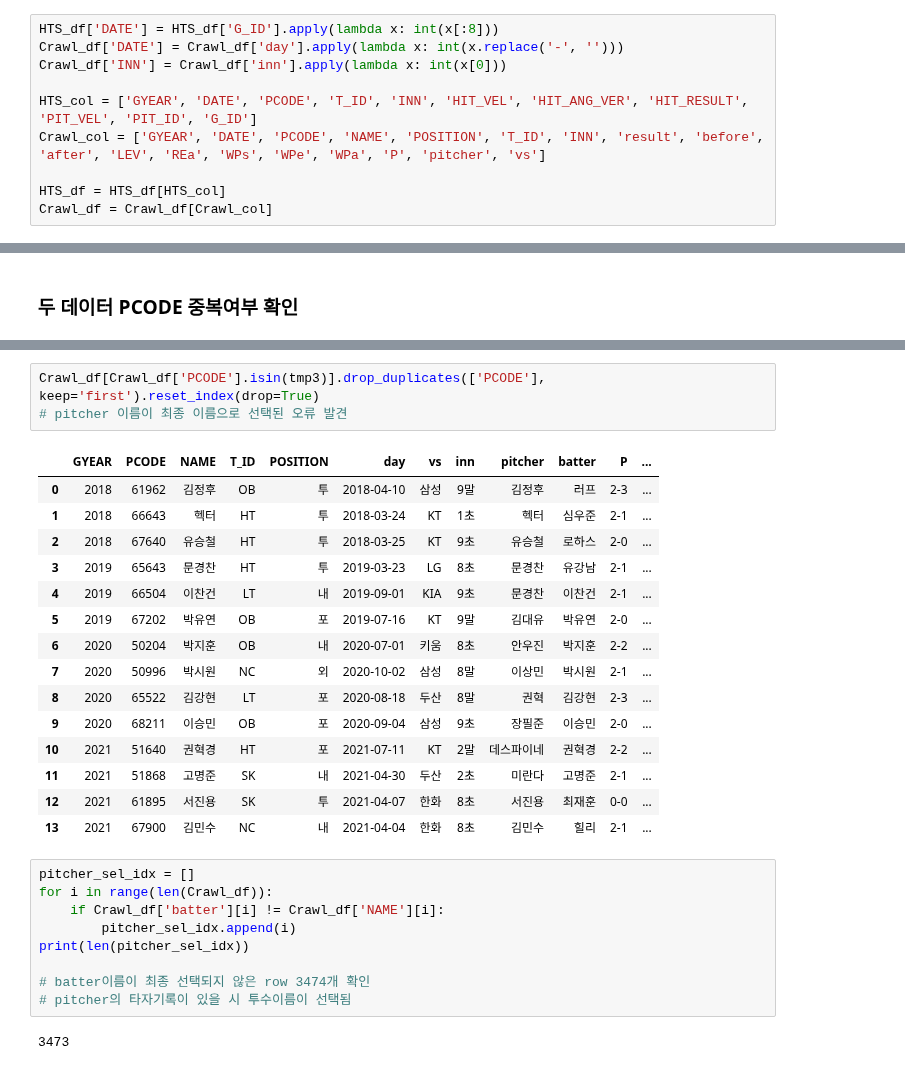
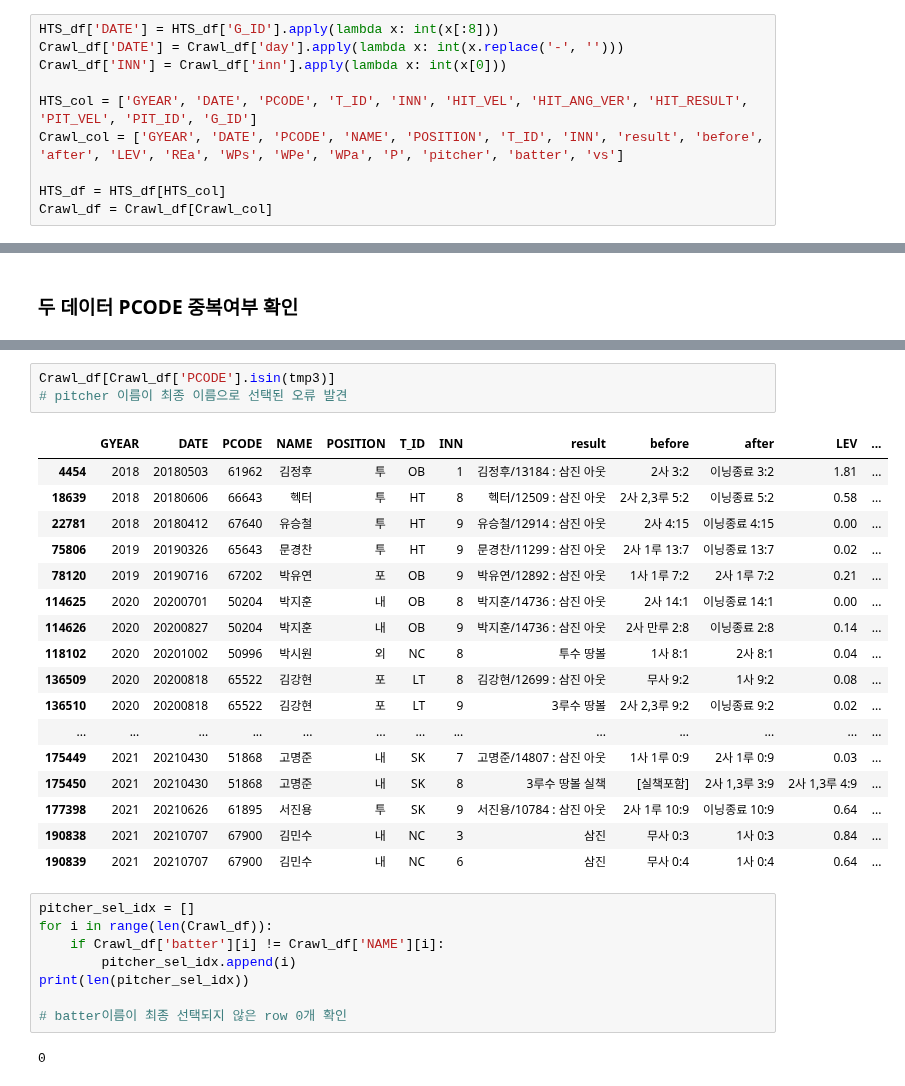
Before and after one commit to KimGriezmann/Bigcontest_2021, a Jupyter notebook: working_space_SeongGwan/Crawl_HTS_Comparison.ipynb, the cells around one changed output, grey strips where cells are left out. Drawn from its saved outputs; the diff is of its cells as text.

```diff
--- a/working_space_SeongGwan/Crawl_HTS_Comparison.ipynb
+++ b/working_space_SeongGwan/Crawl_HTS_Comparison.ipynb
@@ -97,7 +97,7 @@ Crawl_df['DATE'] = Crawl_df['day'].apply(lambda x: int(x.replace('-', '')))
 Crawl_df['INN'] = Crawl_df['inn'].apply(lambda x: int(x[0]))
 
 HTS_col = ['GYEAR', 'DATE', 'PCODE', 'T_ID', 'INN', 'HIT_VEL', 'HIT_ANG_VER', 'HIT_RESULT', 'PIT_VEL', 'PIT_ID', 'G_ID']
-Crawl_col = ['GYEAR', 'DATE', 'PCODE', 'NAME', 'POSITION', 'T_ID', 'INN', 'result', 'before', 'after', 'LEV', 'REa', 'WPs', 'WPe', 'WPa', 'P', 'pitcher', 'vs']
+Crawl_col = ['GYEAR', 'DATE', 'PCODE', 'NAME', 'POSITION', 'T_ID', 'INN', 'result', 'before', 'after', 'LEV', 'REa', 'WPs', 'WPe', 'WPa', 'P', 'pitcher', 'batter', 'vs']
 
 HTS_df = HTS_df[HTS_col]
 Crawl_df = Crawl_df[Crawl_col]
@@ -158,22 +163,24 @@ Player_df[Player_df['PCODE'].isin(tmp3)].drop_duplicates(['PCODE'], keep='first'
 # %%
-Crawl_df[Crawl_df['PCODE'].isin(tmp3)].drop_duplicates(['PCODE'], keep='first').reset_index(drop=True)
+Crawl_df[Crawl_df['PCODE'].isin(tmp3)]
 # pitcher 이름이 최종 이름으로 선택된 오류 발견
 # %% [output]
-|  | GYEAR | PCODE | NAME | T_ID | POSITION | day | vs | inn | pitcher | batter | P | ... |
-| 0 | 2018 | 61962 | 김정후 | OB | 투 | 2018-04-10 | 삼성 | 9말 | 김정후 | 러프 | 2-3 | ... |
-| 1 | 2018 | 66643 | 헥터 | HT | 투 | 2018-03-24 | KT | 1초 | 헥터 | 심우준 | 2-1 | ... |
-| 2 | 2018 | 67640 | 유승철 | HT | 투 | 2018-03-25 | KT | 9초 | 유승철 | 로하스 | 2-0 | ... |
-| 3 | 2019 | 65643 | 문경찬 | HT | 투 | 2019-03-23 | LG | 8초 | 문경찬 | 유강남 | 2-1 | ... |
-| 4 | 2019 | 66504 | 이찬건 | LT | 내 | 2019-09-01 | KIA | 9초 | 문경찬 | 이찬건 | 2-1 | ... |
-| 5 | 2019 | 67202 | 박유연 | OB | 포 | 2019-07-16 | KT | 9말 | 김대유 | 박유연 | 2-0 | ... |
-| 6 | 2020 | 50204 | 박지훈 | OB | 내 | 2020-07-01 | 키움 | 8초 | 안우진 | 박지훈 | 2-2 | ... |
-| 7 | 2020 | 50996 | 박시원 | NC | 외 | 2020-10-02 | 삼성 | 8말 | 이상민 | 박시원 | 2-1 | ... |
-| 8 | 2020 | 65522 | 김강현 | LT | 포 | 2020-08-18 | 두산 | 8말 | 권혁 | 김강현 | 2-3 | ... |
-| 9 | 2020 | 68211 | 이승민 | OB | 포 | 2020-09-04 | 삼성 | 9초 | 장필준 | 이승민 | 2-0 | ... |
-| 10 | 2021 | 51640 | 권혁경 | HT | 포 | 2021-07-11 | KT | 2말 | 데스파이네 | 권혁경 | 2-2 | ... |
-| 11 | 2021 | 51868 | 고명준 | SK | 내 | 2021-04-30 | 두산 | 2초 | 미란다 | 고명준 | 2-1 | ... |
-| 12 | 2021 | 61895 | 서진용 | SK | 투 | 2021-04-07 | 한화 | 8초 | 서진용 | 최재훈 | 0-0 | ... |
-| 13 | 2021 | 67900 | 김민수 | NC | 내 | 2021-04-04 | 한화 | 8초 | 김민수 | 힐리 | 2-1 | ... |
+|  | GYEAR | DATE | PCODE | NAME | POSITION | T_ID | INN | result | before | after | LEV | ... |
+| 4454 | 2018 | 20180503 | 61962 | 김정후 | 투 | OB | 1 | 김정후/13184 : 삼진 아웃 | 2사 3:2 | 이닝종료 3:2 | 1.81 | ... |
+| 18639 | 2018 | 20180606 | 66643 | 헥터 | 투 | HT | 8 | 헥터/12509 : 삼진 아웃 | 2사 2,3루 5:2 | 이닝종료 5:2 | 0.58 | ... |
+| 22781 | 2018 | 20180412 | 67640 | 유승철 | 투 | HT | 9 | 유승철/12914 : 삼진 아웃 | 2사 4:15 | 이닝종료 4:15 | 0.00 | ... |
+| 75806 | 2019 | 20190326 | 65643 | 문경찬 | 투 | HT | 9 | 문경찬/11299 : 삼진 아웃 | 2사 1루 13:7 | 이닝종료 13:7 | 0.02 | ... |
+| 78120 | 2019 | 20190716 | 67202 | 박유연 | 포 | OB | 9 | 박유연/12892 : 삼진 아웃 | 1사 1루 7:2 | 2사 1루 7:2 | 0.21 | ... |
+| 114625 | 2020 | 20200701 | 50204 | 박지훈 | 내 | OB | 8 | 박지훈/14736 : 삼진 아웃 | 2사 14:1 | 이닝종료 14:1 | 0.00 | ... |
+| 114626 | 2020 | 20200827 | 50204 | 박지훈 | 내 | OB | 9 | 박지훈/14736 : 삼진 아웃 | 2사 만루 2:8 | 이닝종료 2:8 | 0.14 | ... |
+| 118102 | 2020 | 20201002 | 50996 | 박시원 | 외 | NC | 8 | 투수 땅볼 | 1사 8:1 | 2사 8:1 | 0.04 | ... |
+| 136509 | 2020 | 20200818 | 65522 | 김강현 | 포 | LT | 8 | 김강현/12699 : 삼진 아웃 | 무사 9:2 | 1사 9:2 | 0.08 | ... |
+| 136510 | 2020 | 20200818 | 65522 | 김강현 | 포 | LT | 9 | 3루수 땅볼 | 2사 2,3루 9:2 | 이닝종료 9:2 | 0.02 | ... |
+| ... | ... | ... | ... | ... | ... | ... | ... | ... | ... | ... | ... | ... |
+| 175449 | 2021 | 20210430 | 51868 | 고명준 | 내 | SK | 7 | 고명준/14807 : 삼진 아웃 | 1사 1루 0:9 | 2사 1루 0:9 | 0.03 | ... |
+| 175450 | 2021 | 20210430 | 51868 | 고명준 | 내 | SK | 8 | 3루수 땅볼 실책 | [실책포함] | 2사 1,3루 3:9 | 2사 1,3루 4:9 | ... |
+| 177398 | 2021 | 20210626 | 61895 | 서진용 | 투 | SK | 9 | 서진용/10784 : 삼진 아웃 | 2사 1루 10:9 | 이닝종료 10:9 | 0.64 | ... |
+| 190838 | 2021 | 20210707 | 67900 | 김민수 | 내 | NC | 3 | 삼진 | 무사 0:3 | 1사 0:3 | 0.84 | ... |
+| 190839 | 2021 | 20210707 | 67900 | 김민수 | 내 | NC | 6 | 삼진 | 무사 0:4 | 1사 0:4 | 0.64 | ... |
 # %%
 pitcher_sel_idx = []
 for i in range(len(Crawl_df)):
@@ -181,7 +188,6 @@ for i in range(len(Crawl_df)):
         pitcher_sel_idx.append(i)
 print(len(pitcher_sel_idx))
 
-# batter이름이 최종 선택되지 않은 row 3474개 확인
-# pitcher의 타자기록이 있을 시 투수이름이 선택됨
+# batter이름이 최종 선택되지 않은 row 0개 확인
 # %% [output]
-3473
+0
```
Also changed, not shown: parts of 17 cells of this notebook.
